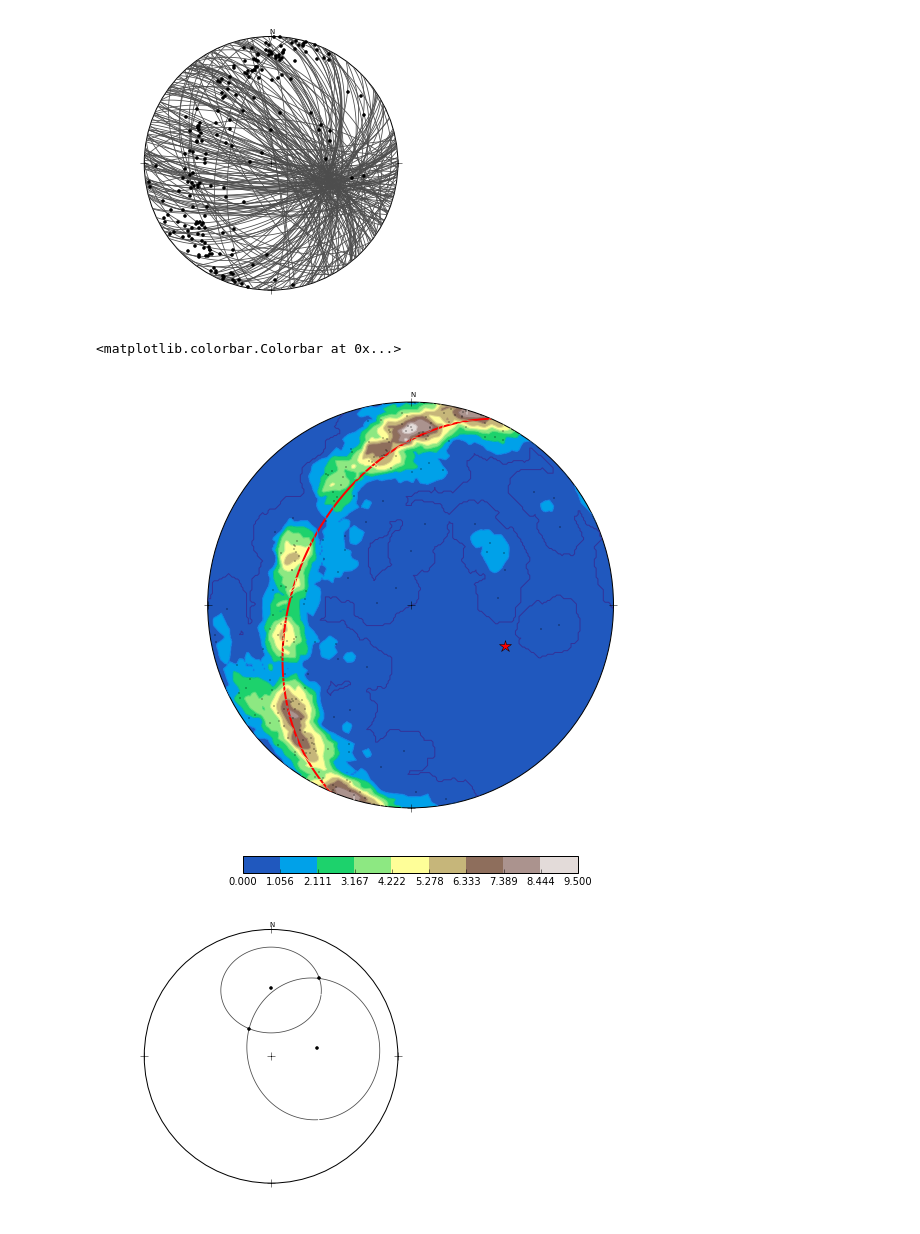
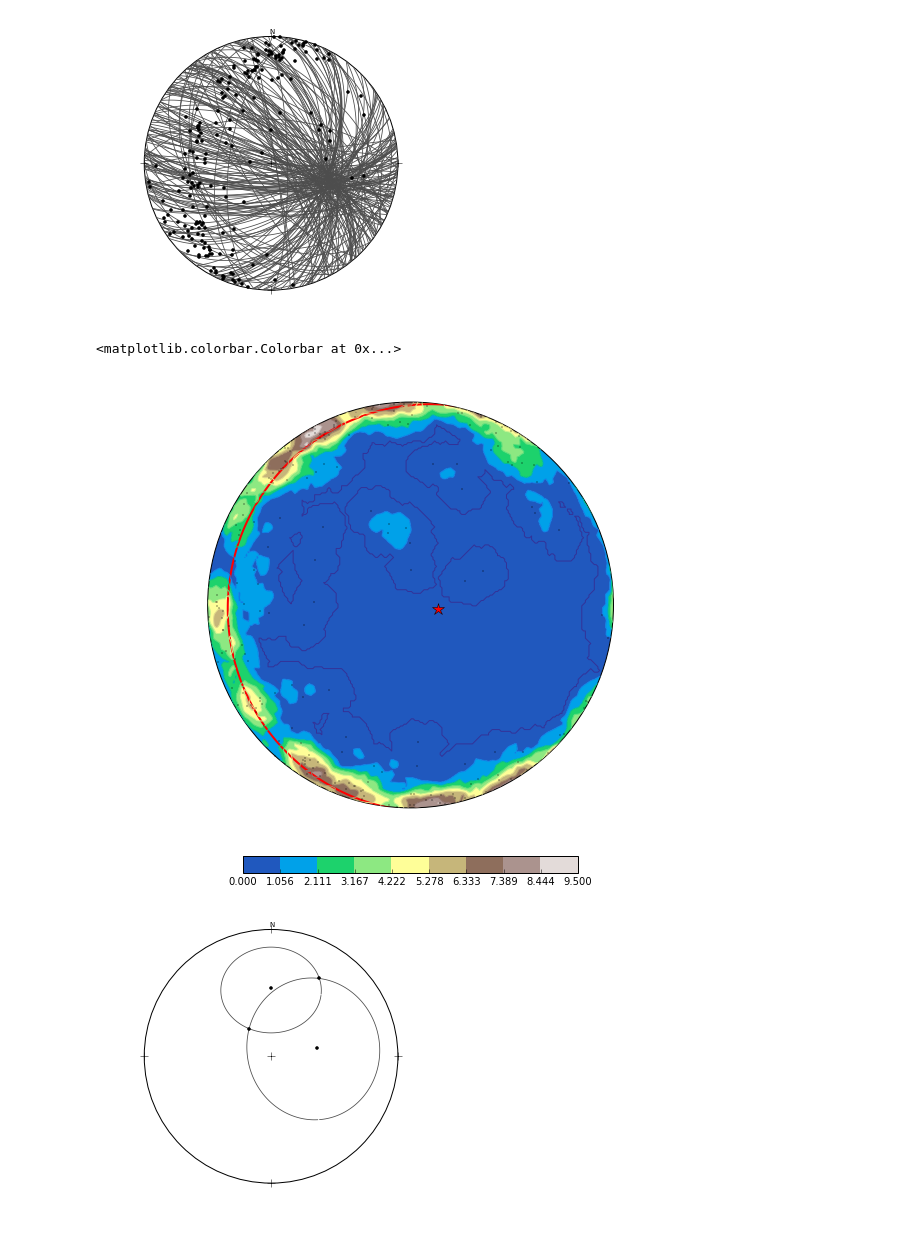
Before and after one commit to endarthur/autti, a Jupyter notebook: auttitude_testing.ipynb, the cells around one changed output. Saved outputs shown, nothing was run; the diff lists cells and outputs as text; code cells hidden in the pictures.

```diff
--- a/auttitude_testing.ipynb
+++ b/auttitude_testing.ipynb
@@ -86,18 +86,18 @@ plot.plot_circles(data.great_circle())
 [figure]
 # %%
 fig, ax = plt.subplots(figsize=(10, 10))
-plot = at.ProjectionPlot(ax)
+plot = at.ProjectionPlot(ax, rotation=(-22, -10, 30))
 data = at.PlaneData(at.dcos_plane(np.loadtxt("tocher.txt")))
 plot.clear_diagram()
 plot.plot_poles(data, ms=.5)
 fit_plane = data.stats.eigenvectors[2]
 plot.plot_poles(fit_plane, marker='*', ms=12, c='r')
 plot.plot_circles(fit_plane.great_circle(), linewidths=2, color='r')
 c = plot.plot_contours(at.default_grid.grid, data.count_kamb(), len(data), cmap='terrain')
 plt.colorbar(c, shrink=.6, orientation='horizontal', pad=.05)
 # %% [output]
 <matplotlib.colorbar.Colorbar at 0x...>
-[figure, old version]
+[figure, new version]
 # %%
 fig, ax = plt.subplots(figsize=(5, 5))
 plot = at.ProjectionPlot(ax)
```
Also changed, not shown: parts of 1 cell of this notebook, 2 other files.
